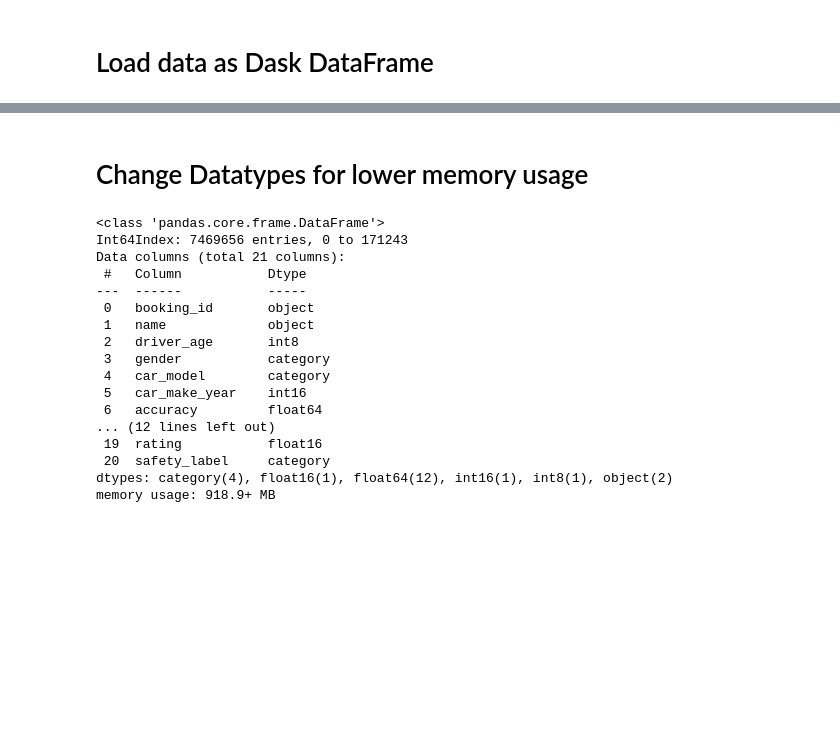
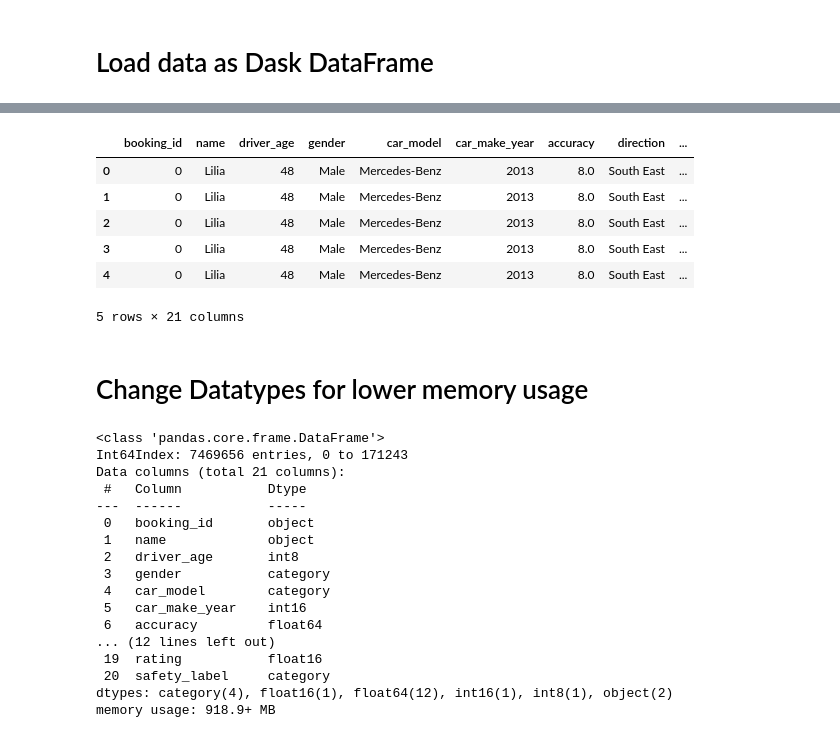
Before and after one commit to timothyckl/Just-Taxi-Analysis, a Jupyter notebook: analysis/outlier_eda_using_dask.ipynb, the cells around one changed output, grey strips where cells are left out. Drawn from its saved outputs; the diff is of its cells as text; code cells hidden in the pictures; blank space fills up the shorter version.

```diff
--- a/analysis/outlier_eda_using_dask.ipynb
+++ b/analysis/outlier_eda_using_dask.ipynb
@@ -36,3 +36,13 @@ Wall time: 35.8 s
+# %%
+cleaned_df.compute().head()
+# %% [output]
+|  | booking_id | name | driver_age | gender | car_model | car_make_year | accuracy | direction | ... |
+| 0 | 0 | Lilia | 48 | Male | Mercedes-Benz | 2013 | 8.0 | South East | ... |
+| 1 | 0 | Lilia | 48 | Male | Mercedes-Benz | 2013 | 8.0 | South East | ... |
+| 2 | 0 | Lilia | 48 | Male | Mercedes-Benz | 2013 | 8.0 | South East | ... |
+| 3 | 0 | Lilia | 48 | Male | Mercedes-Benz | 2013 | 8.0 | South East | ... |
+| 4 | 0 | Lilia | 48 | Male | Mercedes-Benz | 2013 | 8.0 | South East | ... |
+5 rows × 21 columns
 # %% [markdown]
 # Change Datatypes for lower memory usage
 # %%
```
Also changed, not shown: parts of 30 cells of this notebook.
